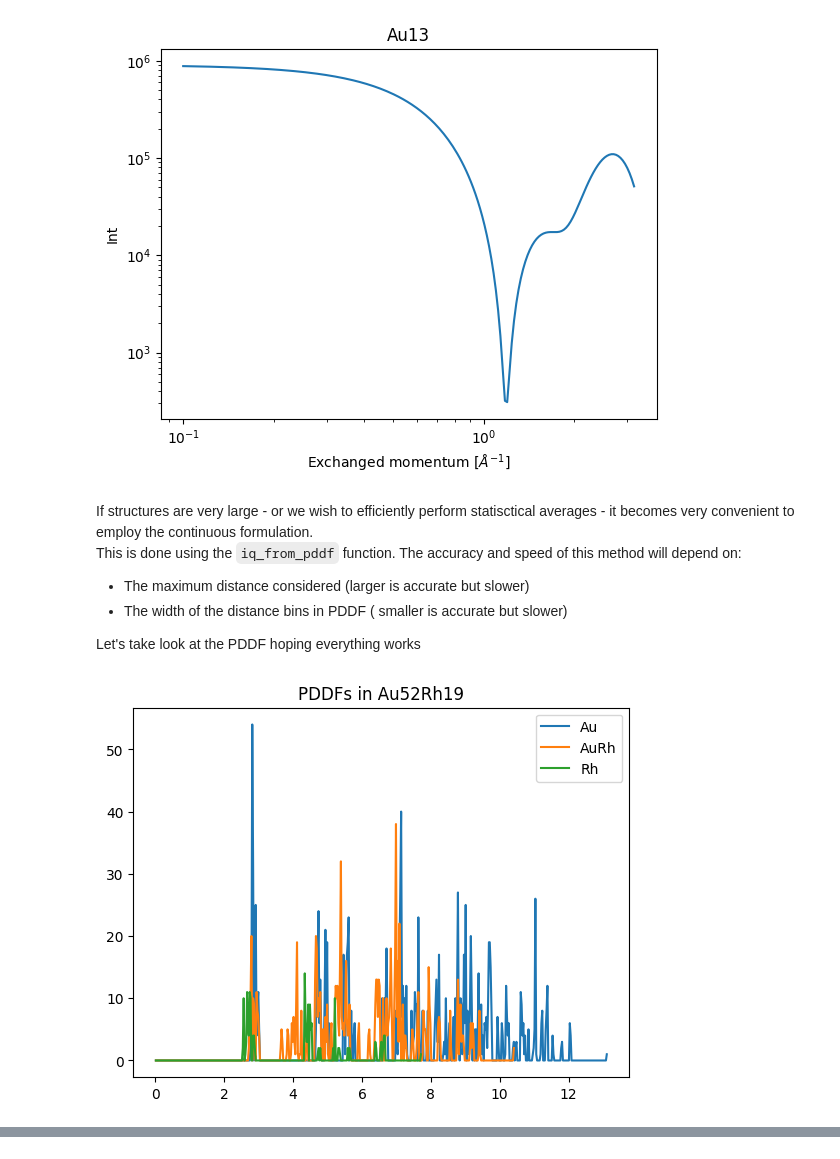
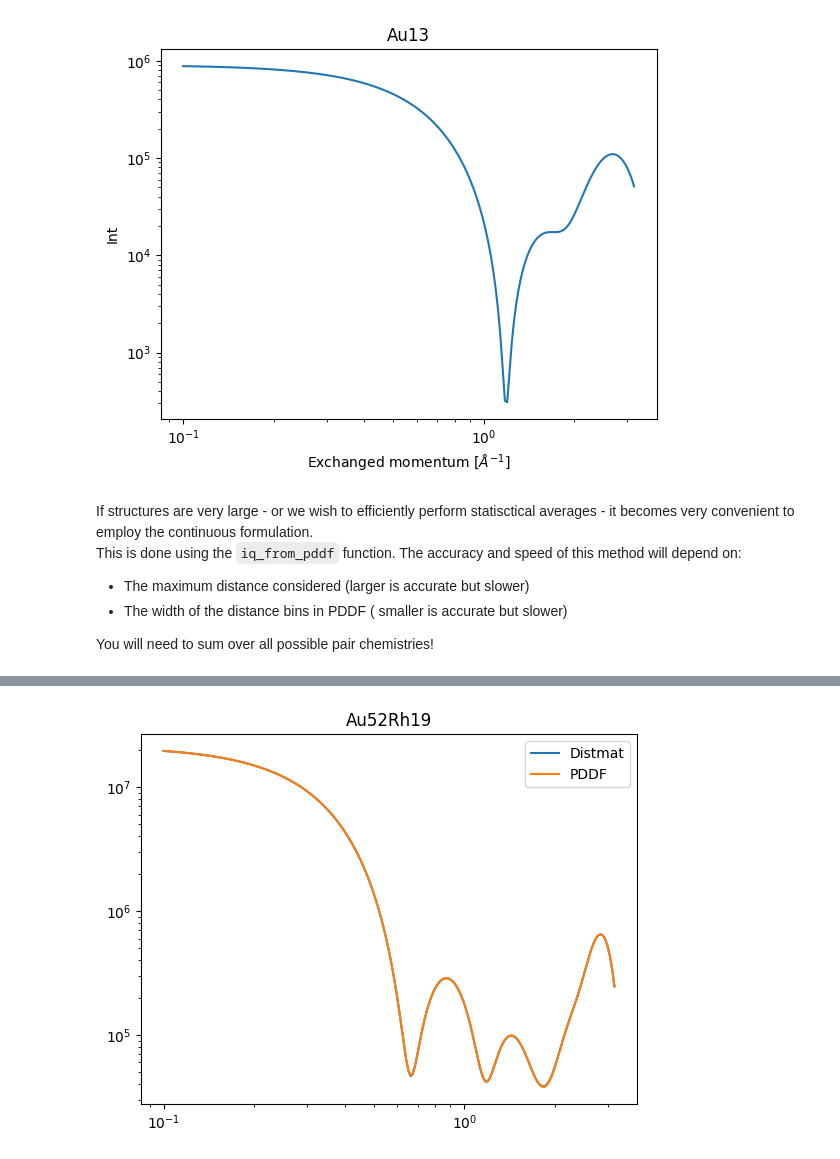
Before and after one commit to nanoMLMS/pySNOW, a Jupyter notebook: tutorial/saxs.ipynb, the cells around one changed output, grey strips where cells are left out. Cells and saved outputs as stored; diff of their text form; code cells hidden in the pictures.

Commit message:
- Checked functionality of distributions+saxs - Updated saxs tutorial

```diff
--- a/tutorial/saxs.ipynb
+++ b/tutorial/saxs.ipynb
@@ -56,35 +56,7 @@ This is done using the `iq_from_pddf` function. The accuracy and speed of this m
  - The maximum distance considered (larger is accurate but slower)
  - The width of the distance bins in PDDF ( smaller is accurate but slower)
 
-Let's take look at the PDDF hoping everything works
+You will need to sum over all possible pair chemistries!
-# %%
-from snow.descriptors.distributions import pddf_calculator_by_elements
-
-#We load a bimetallic structure
-species,coords = read_xyz(base/"tutorial_structures/Au52Rh19.xyz")
-
-from snow.descriptors.distributions import pddf_calculator_by_elements
-
-pddf_au = pddf_calculator_by_elements(coords, species, ["Au","Au"],
-                                   0.025,False)
-plt.plot(pddf_au[0],pddf_au[1],label="Au")
-pddf_aurh = pddf_calculator_by_elements(coords, species, ["Au","Rh"],
-                                   0.025,False)
-
-plt.plot(pddf_aurh[0],pddf_aurh[1],label="AuRh")
-pddf_rh = pddf_calculator_by_elements(coords, species, ["Rh","Rh"],
-                                   0.025,False)
-plt.plot(pddf_rh[0],pddf_rh[1],label="Rh")
-plt.legend()
-
-#plt.plot(qs,intensities)
-plt.title("PDDFs in Au52Rh19")
-#plt.xscale("log")
-#plt.yscale("log")
-
-plt.show()
-# %% [output]
-[figure, removed]
 # %%
 from snow.descriptors.saxs import iq_from_pddf
 
@@ -93,19 +65,25 @@ dist_mat,dist_max,_ = distance_matrix(coords)
 #We use it to compute scattering
 intensities=[]
 qs = np.logspace(-1,0.5,200)
-#intensities = [saxs.iq_from_dist_mat(species,q ,dist_mat=dist_mat) for q in qs]
-#plt.plot(qs,intensities)
+intensities = [saxs.iq_from_dist_mat(species,q ,dist_mat=dist_mat) for q in qs]
+
+plt.plot(qs,intensities,label="Distmat")
 
 #We now use the pddf we computed
 #Each chemical PDDF needs to be accounted for
 intensities =[]
 for q in qs:
     iq=0.0
-    for dist,natoms in zip([pddf_au,pddf_rh,pddf_aurh],[52,19,0]):
-        iq += iq_from_pddf()
+    for dist,natoms,elements in zip([pddf_au,pddf_rh,pddf_aurh],
+                                    [52,19,0],
+                                    [["Au","Au"],["Rh","Rh"],["Au","Rh"]]):
+        iq += iq_from_pddf(elements[0],elements[1],
+                          q,dist[0],dist[1],natoms)
+    intensities.append(iq)
+plt.plot(qs,intensities,label="PDDF")
 plt.title("Au52Rh19")
-#plt.xscale("log")
-#plt.yscale("log")
-
+plt.xscale("log")
+plt.yscale("log")
+plt.legend()
 plt.show()
 # %% [output]
@@ -112,0 +90 @@ ImportError: cannot import name 'iq_from_pddf' from 'snow.descriptors.saxs' (/ho
+[figure, added]
```
Also changed, not shown: parts of 1 cell of this notebook, 3 other files.
